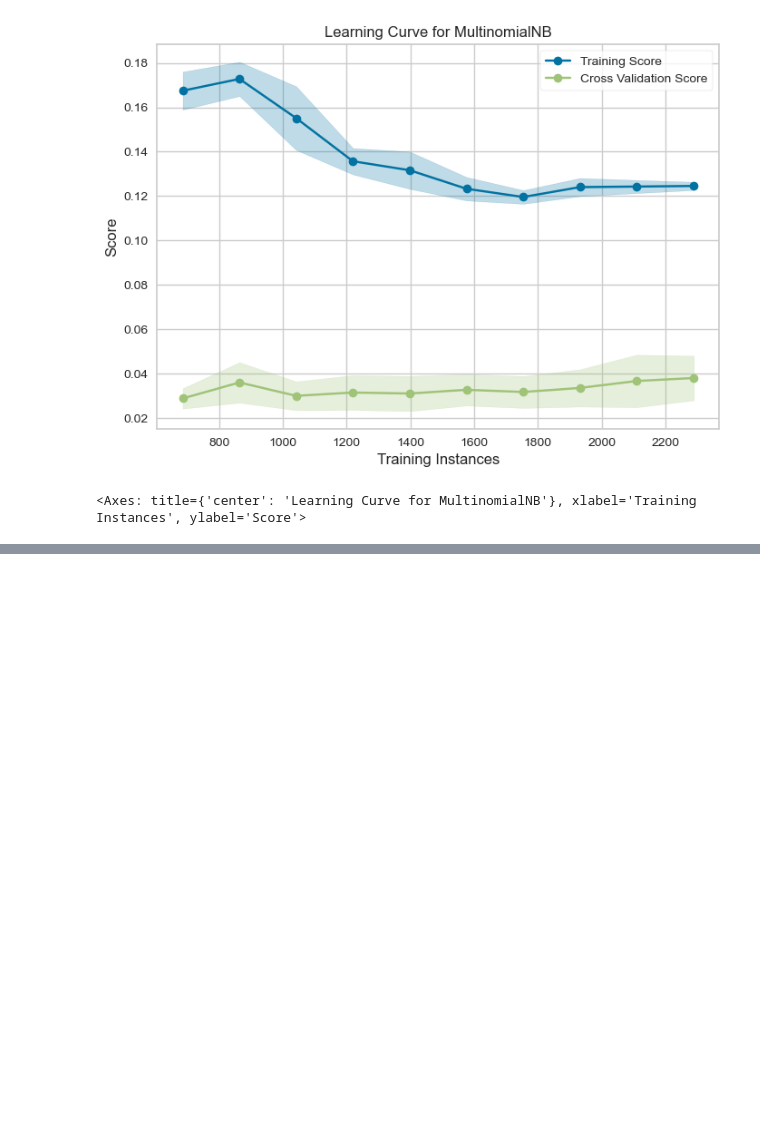
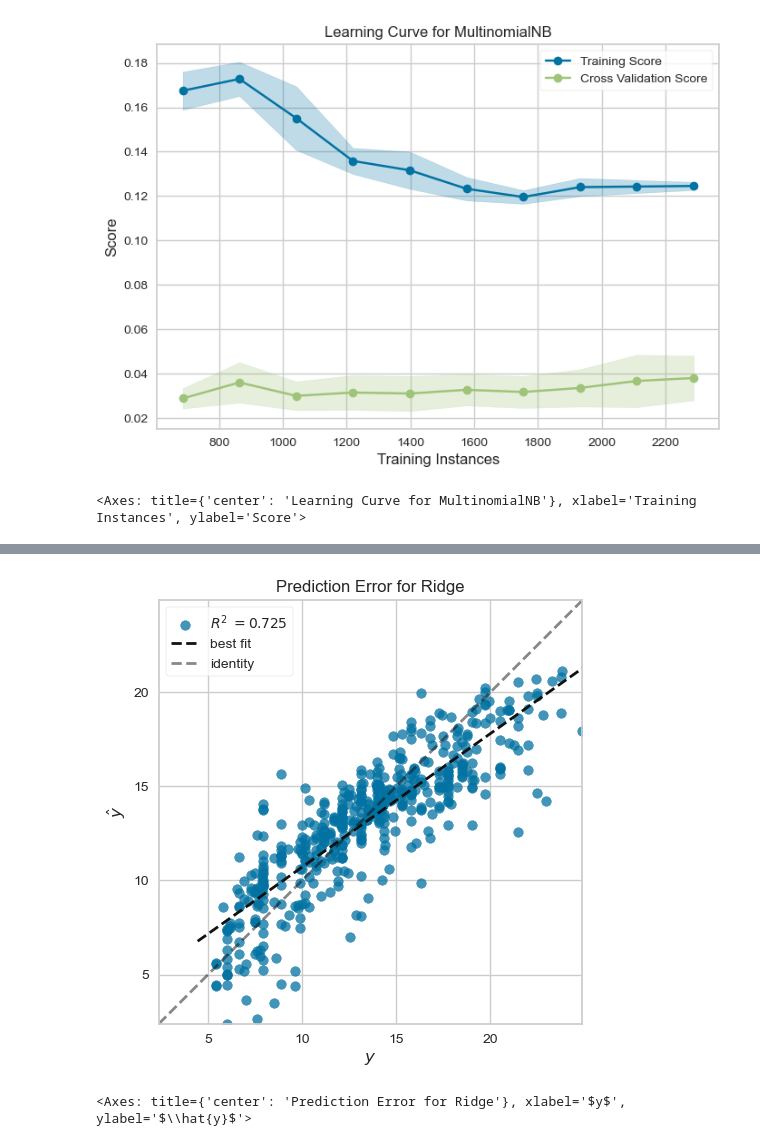
Before and after one commit to DocYoungblood/linear_regression_case_study, a Jupyter notebook: YB_EDA.ipynb, the cells around one changed output, grey strips where cells are left out. Drawn from its saved outputs; the diff is of its cells as text; code cells hidden in the pictures; blank space fills up the shorter version.

```diff
--- a/YB_EDA.ipynb
+++ b/YB_EDA.ipynb
@@ -465,0 +411,10 @@ from yellowbrick.model_selection import FeatureImportances
+# %%
+from yellowbrick.regressor import PredictionError
+
+visualizer = PredictionError(Ridge(alpha=391.710))
+visualizer.fit(X_train, y_train)
+visualizer.score(X_test, y_test)
+visualizer.show()
+# %% [output]
+[figure, added]
+<Axes: title={'center': 'Prediction Error for Ridge'}, xlabel='$y$', ylabel='$\\hat{y}$'>
```
Also changed, not shown: parts of 15 cells of this notebook.
